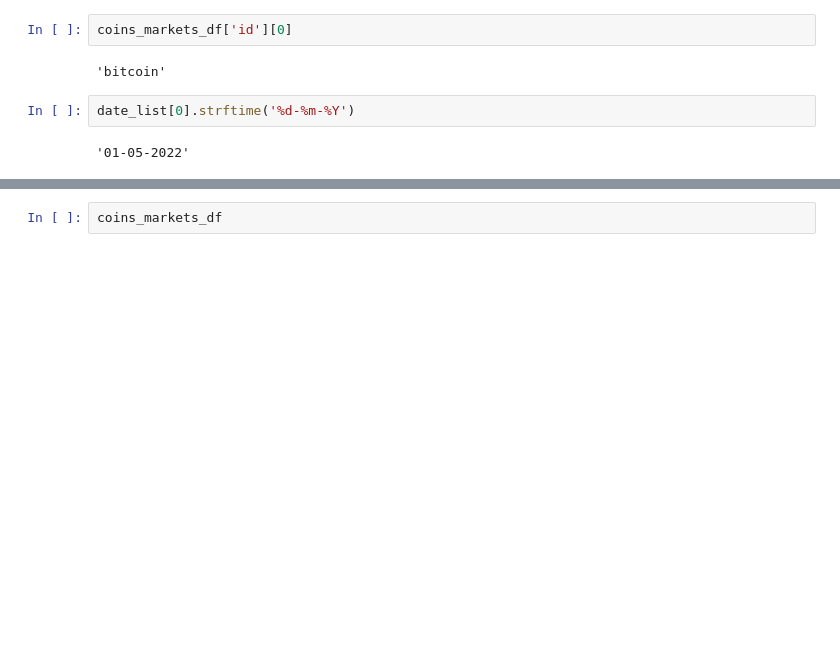
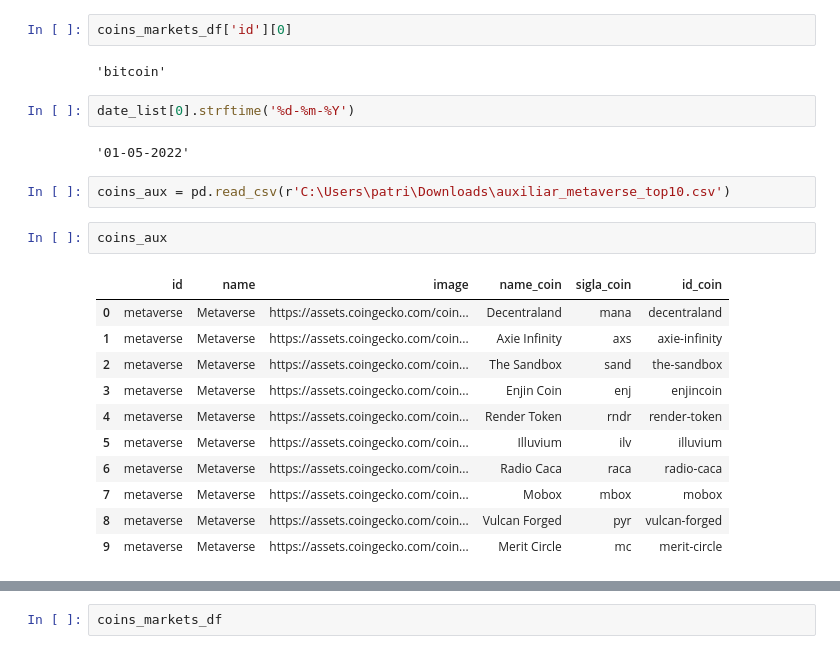
Before and after one commit to patriciagaruiz/Cryptocurrency, a Jupyter notebook: web-api.ipynb, the cells around one changed output, grey strips where cells are left out. Saved outputs shown, nothing was run; the diff lists cells and outputs as text; blank space fills up the shorter version.

```diff
--- a/web-api.ipynb
+++ b/web-api.ipynb
@@ -749,5 +749,21 @@ coins_markets_df['id'][0]
 date_list[0].strftime('%d-%m-%Y')
 # %% [output]
 '01-05-2022'
+# %%
+coins_aux = pd.read_csv(r'C:\Users\patri\Downloads\auxiliar_metaverse_top10.csv')
+# %%
+coins_aux
+# %% [output]
+|  | id | name | image | name_coin | sigla_coin | id_coin |
+| 0 | metaverse | Metaverse | https://assets.coingecko.com/coin... | Decentraland | mana | decentraland |
+| 1 | metaverse | Metaverse | https://assets.coingecko.com/coin... | Axie Infinity | axs | axie-infinity |
+| 2 | metaverse | Metaverse | https://assets.coingecko.com/coin... | The Sandbox | sand | the-sandbox |
+| 3 | metaverse | Metaverse | https://assets.coingecko.com/coin... | Enjin Coin | enj | enjincoin |
+| 4 | metaverse | Metaverse | https://assets.coingecko.com/coin... | Render Token | rndr | render-token |
+| 5 | metaverse | Metaverse | https://assets.coingecko.com/coin... | Illuvium | ilv | illuvium |
+| 6 | metaverse | Metaverse | https://assets.coingecko.com/coin... | Radio Caca | raca | radio-caca |
+| 7 | metaverse | Metaverse | https://assets.coingecko.com/coin... | Mobox | mbox | mobox |
+| 8 | metaverse | Metaverse | https://assets.coingecko.com/coin... | Vulcan Forged | pyr | vulcan-forged |
+| 9 | metaverse | Metaverse | https://assets.coingecko.com/coin... | Merit Circle | mc | merit-circle |
 # %%
 import time
```
Also changed, not shown: parts of 10 cells of this notebook.
